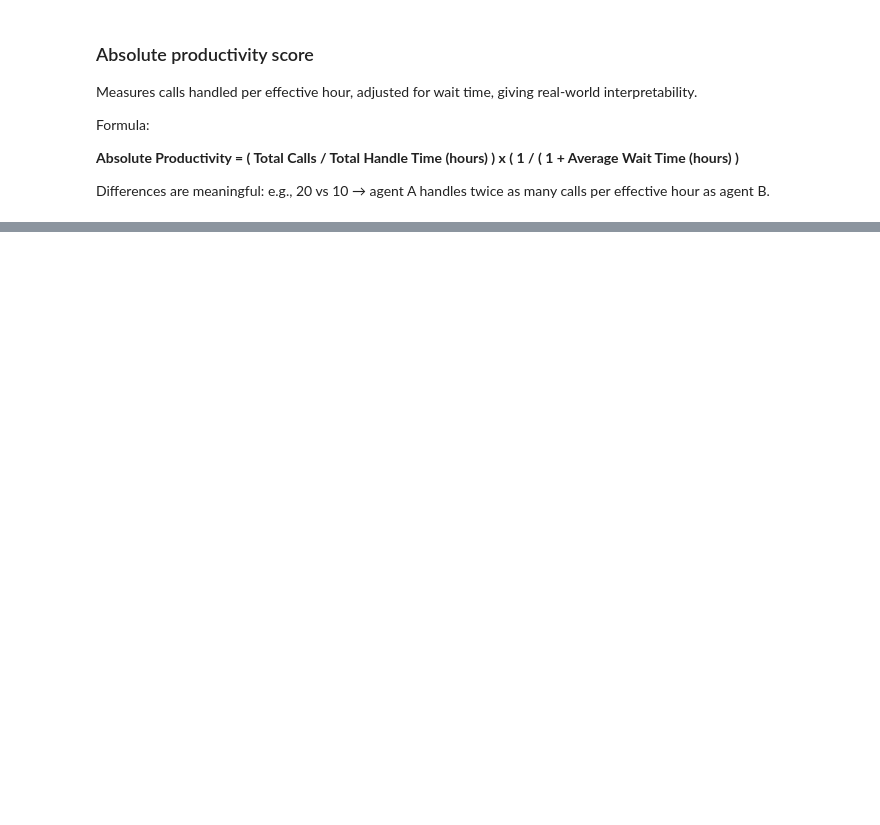
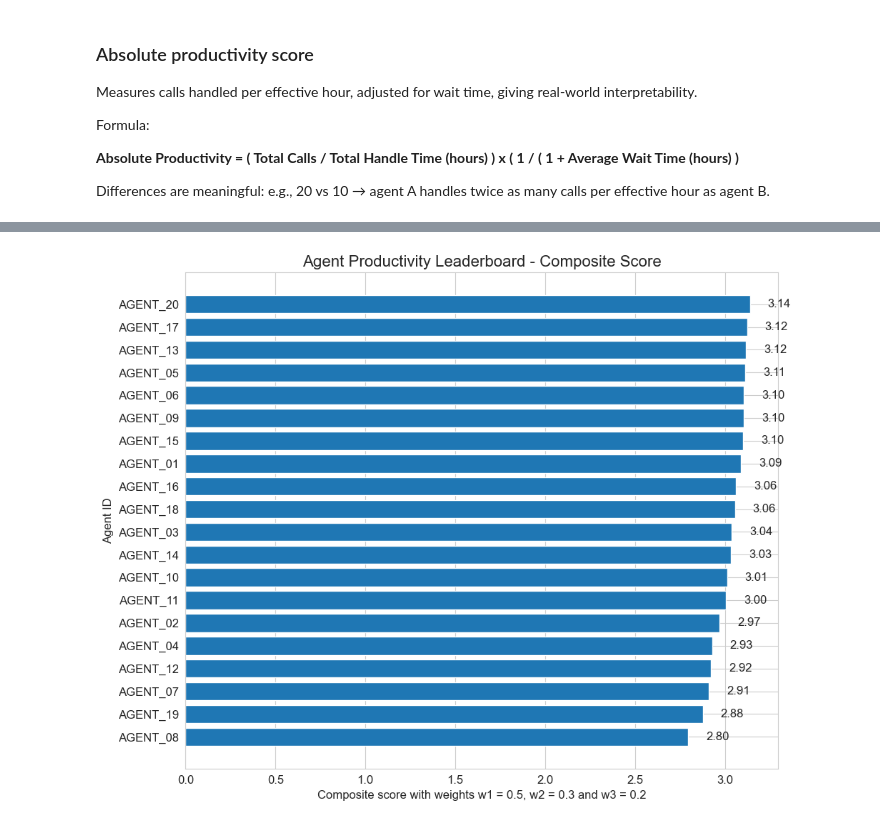
Before and after one commit to jbielik1/rapidsos-assignment, a Jupyter notebook: data_insights.ipynb, the cells around one changed output, grey strips where cells are left out. Cells and saved outputs as stored; diff of their text form; code cells hidden in the pictures; blank space fills up the shorter version.

```diff
--- a/data_insights.ipynb
+++ b/data_insights.ipynb
@@ -366,0 +367,3 @@ plt.show()
+# %%
+# 1. Define weights
+w1, w2, w3 = 0.5, 0.3, 0.2
@@ -366,0 +418,35 @@ plt.show()
+# %%
+# Select relevant columns
+pdf_agents = agent_stats.select(
+    "agent_id", "composite_score"
+).toPandas()
+
+# Drop missing agent IDs and convert to string
+pdf_agents = pdf_agents.dropna(subset=["agent_id"])
+pdf_agents["agent_id"] = pdf_agents["agent_id"].astype(str)
+
+# Sort ascending for horizontal bar plot
+pdf_agents = pdf_agents.sort_values(by="composite_score", ascending=True)
+# %%
+plt.figure(figsize=(10, 8))
+
+# Horizontal bar plot
+plt.barh(
+    pdf_agents["agent_id"],
+    pdf_agents["composite_score"],
+    color="#1f77b4"
+)
+
+# Add labels and title
+plt.xlabel(f"Composite score with weights w1 = {w1}, w2 = {w2} and w3 = {w3}")
+plt.ylabel("Agent ID")
+plt.title("Agent Productivity Leaderboard - Composite Score", fontsize=16)
+
+# Annotate bars with actual values
+for index, value in enumerate(pdf_agents["composite_score"]):
+    plt.text(value + 0.1, index, f"{value:.2f}", va='center')
+
+plt.tight_layout()
+plt.show()
+# %% [output]
+[figure, added]
```
Also changed, not shown: parts of 6 cells of this notebook, 2 other files.
